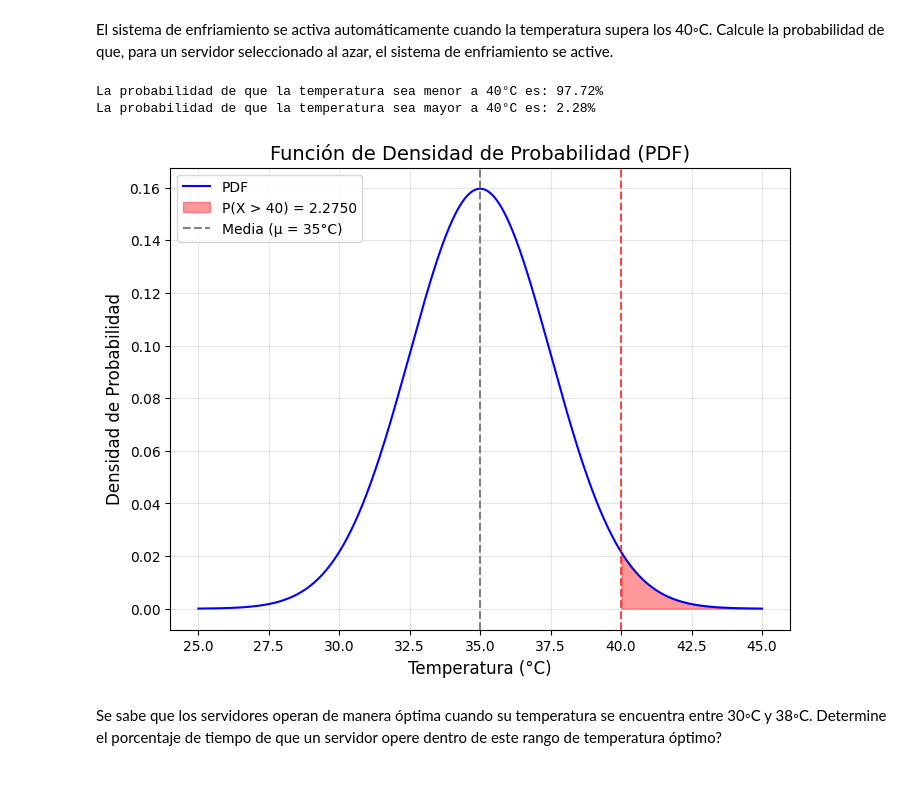
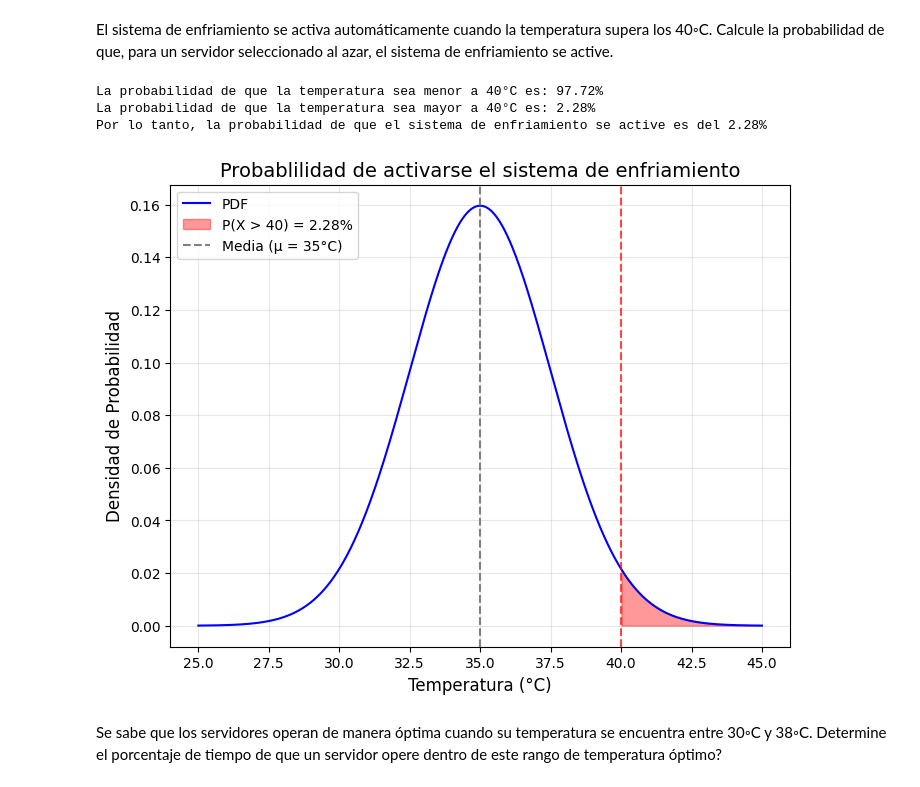
Before and after one commit to JuanHoyos329/Proyecto-2, a Jupyter notebook: Punto 3.ipynb, the cells around one changed output. Drawn from its saved outputs; the diff is of its cells as text; code cells hidden in the pictures.

```diff
--- a/Punto 3.ipynb
+++ b/Punto 3.ipynb
@@ -68,23 +68,26 @@ print(f"La probabilidad de que la temperatura sea menor a 40°C es: {prob_menor:
 #probabilidad acumulada de que X sea > a 40°c
 prob_mayor = (1 - norm.cdf(40, mu, sigma))*100
 print(f"La probabilidad de que la temperatura sea mayor a 40°C es: {prob_mayor:.2f}%")
+
+print(f"Por lo tanto, la probabilidad de que el sistema de enfriamiento se active es del {prob_mayor:.2f}% ")
 # %% [output]
 La probabilidad de que la temperatura sea menor a 40°C es: 97.72%
 La probabilidad de que la temperatura sea mayor a 40°C es: 2.28%
+Por lo tanto, la probabilidad de que el sistema de enfriamiento se active es del 2.28%
 # %%
 plt.figure(figsize=(8, 6))
 plt.plot(x, pdf, label="PDF", color="blue")
-plt.fill_between(x, 0, pdf, where=(x >= 40), color='red', alpha=0.4, label=f'P(X > 40) = {prob_mayor:.4f}')
+plt.fill_between(x, 0, pdf, where=(x >= 40), color='red', alpha=0.4, label=f'P(X > 40) = {prob_mayor:.2f}%')
 plt.axvline(mu, color='gray', linestyle='--', label=f'Media (μ = {mu}°C)')
 plt.axvline(40, color='red', linestyle='--', alpha=0.7)
-plt.title("Función de Densidad de Probabilidad (PDF)", fontsize=14)
+plt.title("Probablilidad de activarse el sistema de enfriamiento", fontsize=14)
 plt.xlabel("Temperatura (°C)", fontsize=12)
 plt.ylabel("Densidad de Probabilidad", fontsize=12)
 plt.grid(alpha=0.3)
 plt.legend()
 plt.show()
 # %% [output]
-[figure, old version]
+[figure, new version]
 # %% [markdown]
 Se sabe que los servidores operan de manera óptima cuando su temperatura se encuentra entre 30◦C y 38◦C. Determine el porcentaje de tiempo de que un servidor opere dentro de este rango de temperatura óptimo?
 # %%
```
Also changed, not shown: parts of 1 cell of this notebook.
